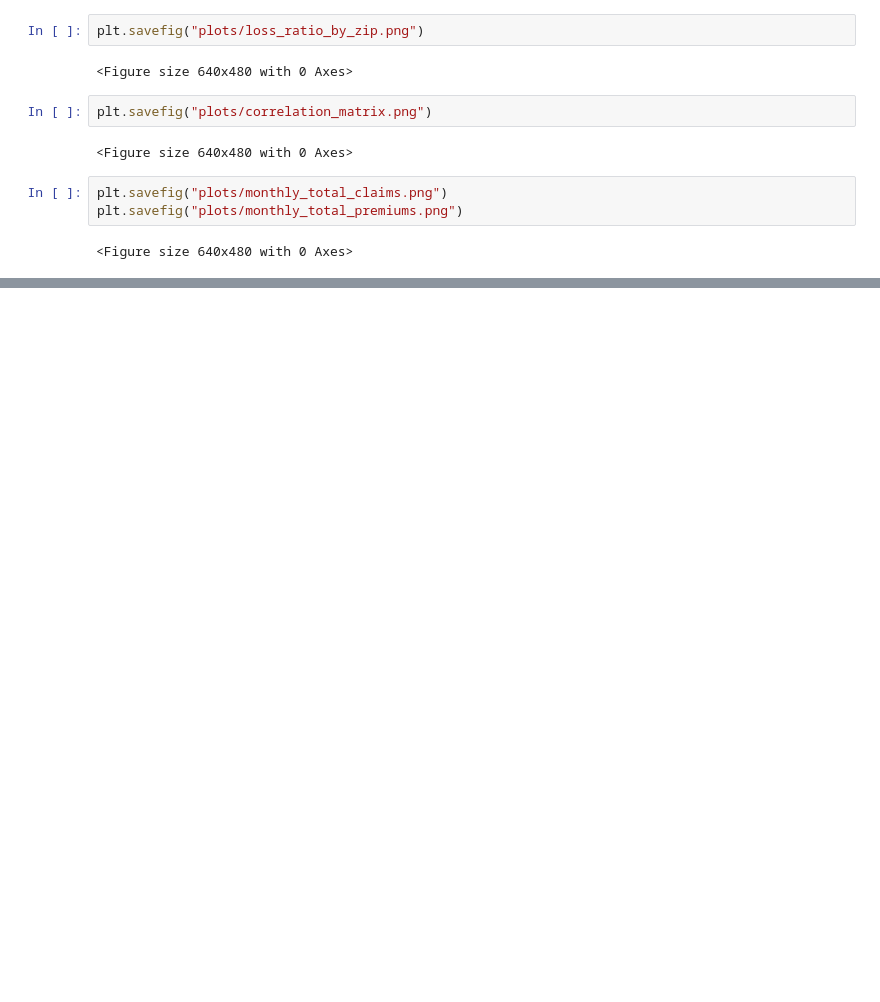
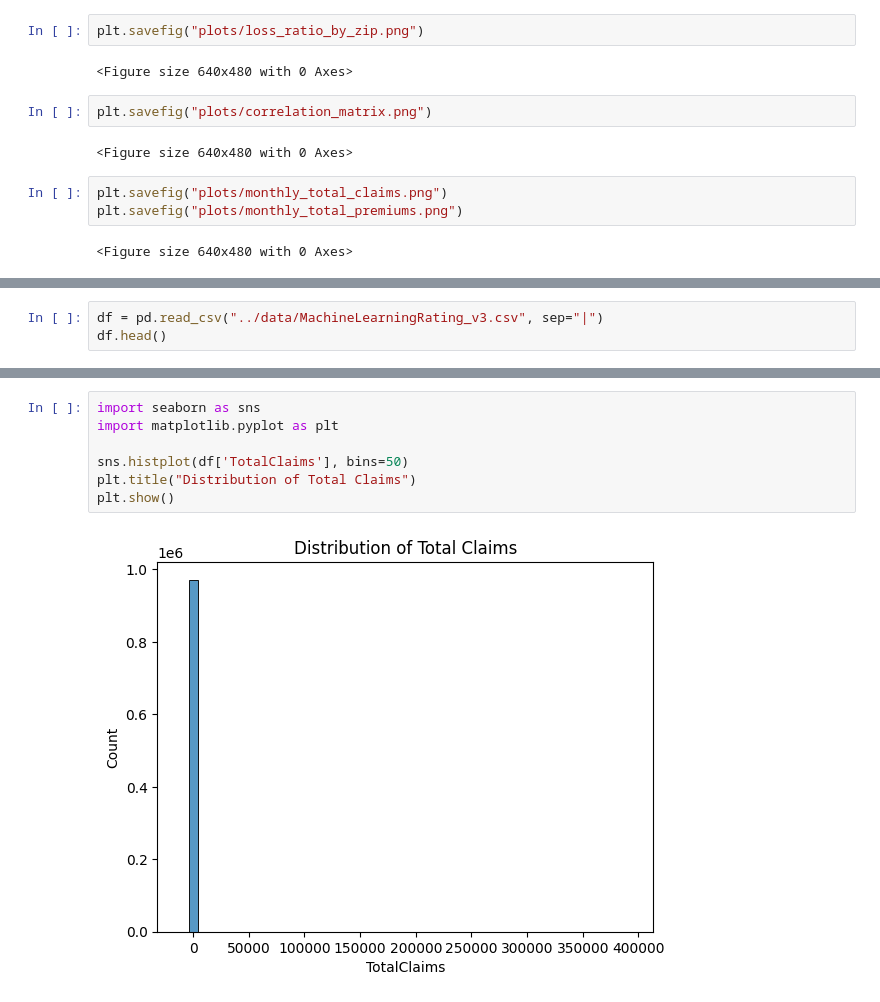
Before and after one commit to rufaeleshetu/insurance-risk-analytics-week3, a Jupyter notebook: notebooks/01_eda.ipynb, the cells around one changed output, grey strips where cells are left out. Drawn from its saved outputs; the diff is of its cells as text; blank space fills up the shorter version.

Commit message:
Complete EDA with insights and visualizations

```diff
--- a/notebooks/01_eda.ipynb
+++ b/notebooks/01_eda.ipynb
@@ -100,0 +129,3 @@ plt.savefig("plots/monthly_total_premiums.png")
+# %%
+df = pd.read_csv("../data/MachineLearningRating_v3.csv", sep="|")
+df.head()
@@ -100,0 +215,9 @@ plt.savefig("plots/monthly_total_premiums.png")
+# %%
+import seaborn as sns
+import matplotlib.pyplot as plt
+
+sns.histplot(df['TotalClaims'], bins=50)
+plt.title("Distribution of Total Claims")
+plt.show()
+# %% [output]
+[figure, added]
```
Also changed, not shown: parts of 13 cells of this notebook.
